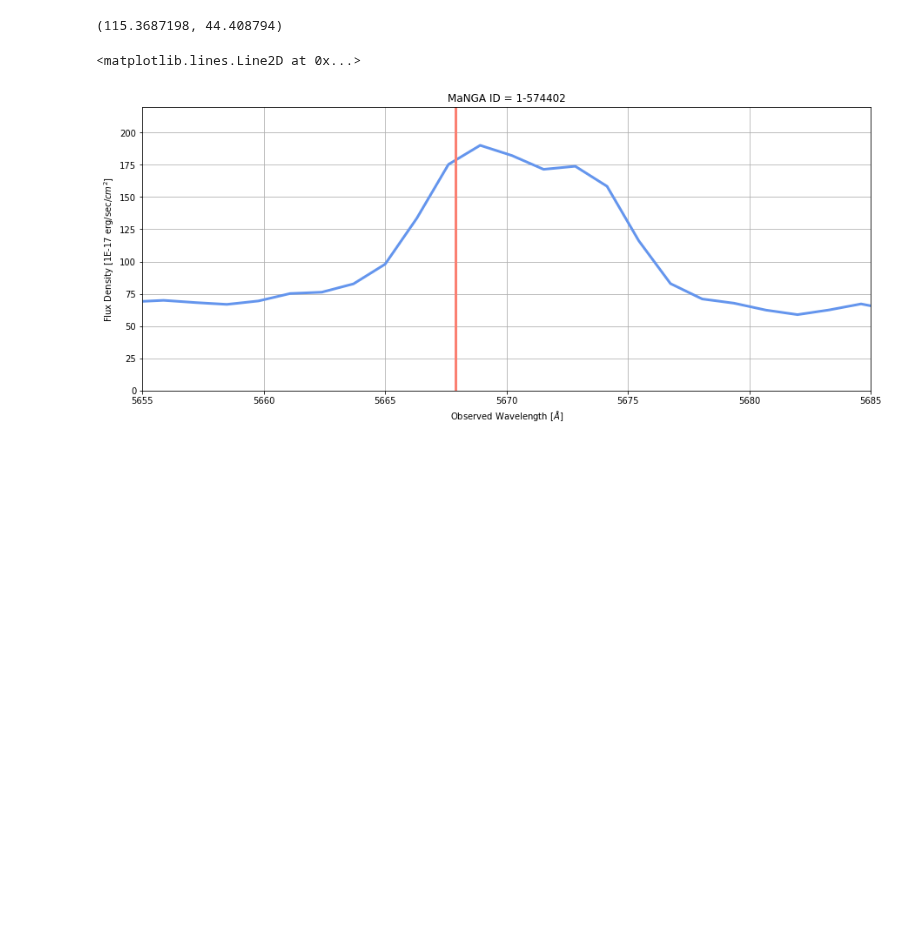
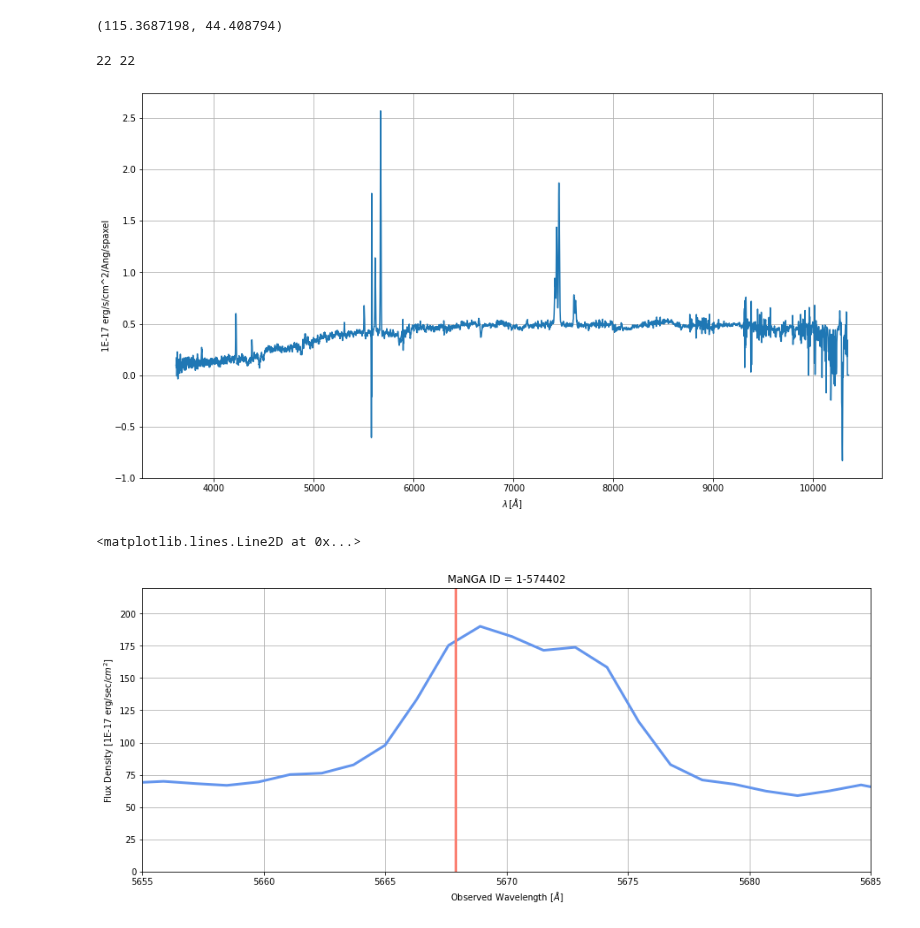
Before and after one commit to Natacha-U/Snr-Prj, a Jupyter notebook: 1-574402.ipynb, the cells around one changed output. Drawn from its saved outputs; the diff is of its cells as text; code cells hidden in the pictures; blank space fills up the shorter version.

```diff
--- a/1-574402.ipynb
+++ b/1-574402.ipynb
@@ -30,6 +30,24 @@ do_not_use = (mask & 2**10) != 0
 # %%
 # retrieve the wave values
 wave = data['WAVE'].data
+# %%
+flux_header = data['FLUX'].header
+
+x_center = int(flux_header['CRPIX1']) - 1
+y_center = int(flux_header['CRPIX2']) - 1
+
+print(x_center, y_center)
+
+plt.figure(figsize = (15,8))
+plt.grid()
+
+plt.plot(wave, flux[x_center, y_center])
+plt.xlabel('$\lambda \, [\AA]$')
+plt.ylabel(flux_header['BUNIT'])
+plt.show()
+# %% [output]
+22 22
+[figure, added]
 # %%
 # sum flux density values element wise to get total flux density
 n = len(flux)
```
Also changed, not shown: 1 other file.
